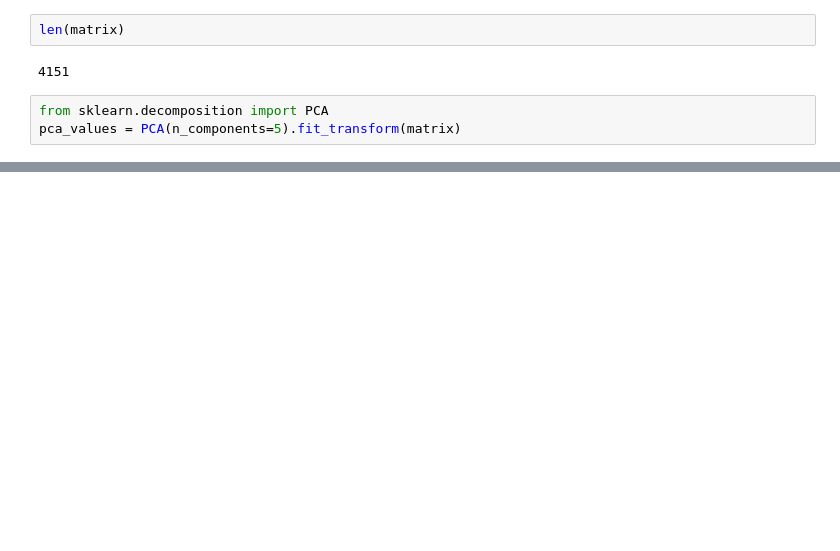
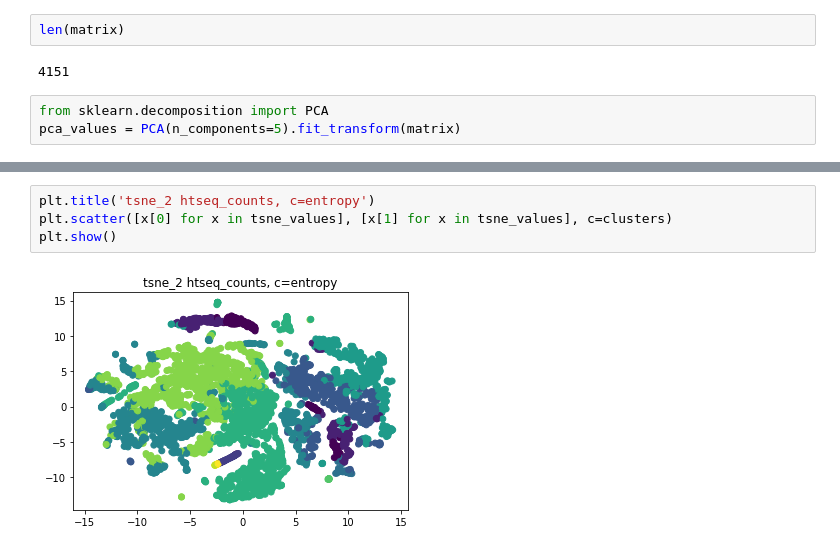
Before and after one commit to DataBiosphere/dos-gdc-lambda, a Jupyter notebook: gdc-analyze-htseq.ipynb, the cells around one changed output, grey strips where cells are left out. Saved outputs shown, nothing was run; the diff lists cells and outputs as text; blank space fills up the shorter version.

```diff
--- a/gdc-analyze-htseq.ipynb
+++ b/gdc-analyze-htseq.ipynb
@@ -313,0 +331,6 @@ plt.show()
+# %%
+plt.title('tsne_2 htseq_counts, c=entropy')
+plt.scatter([x[0] for x in tsne_values], [x[1] for x in tsne_values], c=clusters)
+plt.show()
+# %% [output]
+[figure, added]
```
Also changed, not shown: parts of 31 cells of this notebook.
